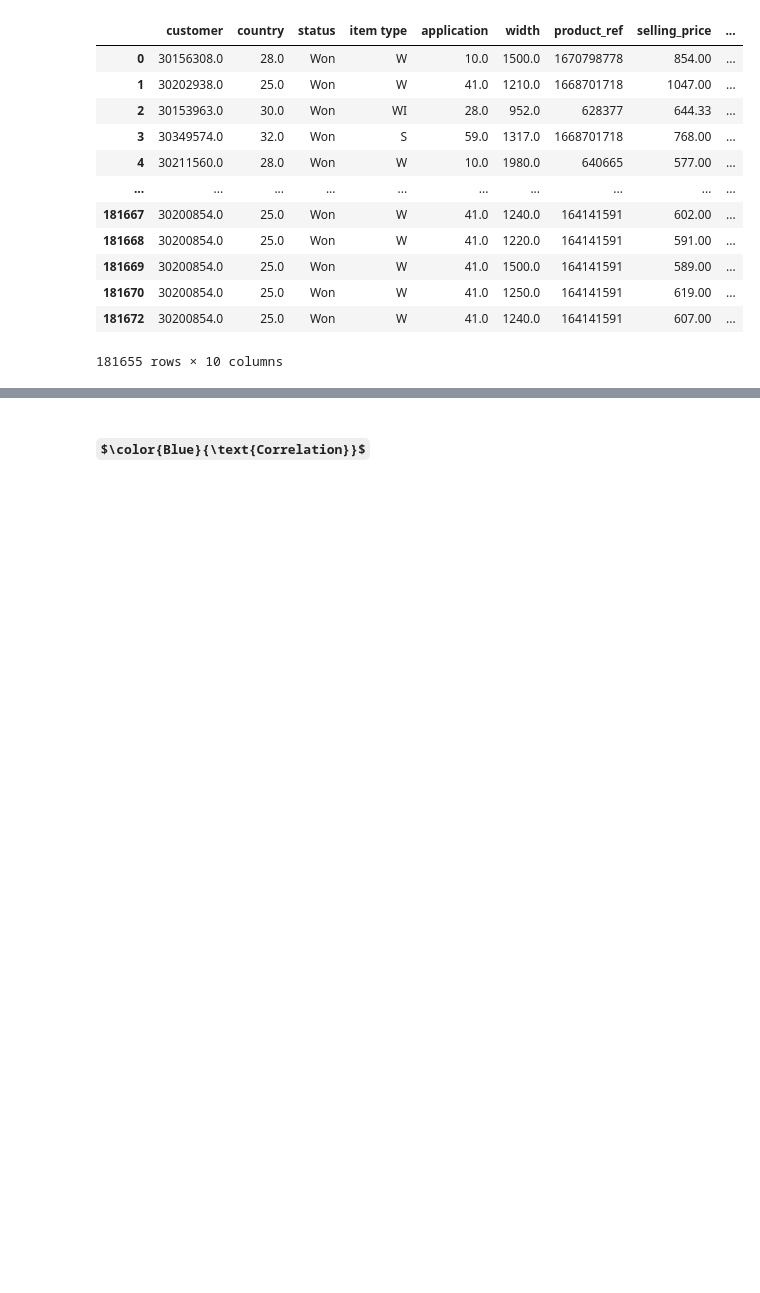
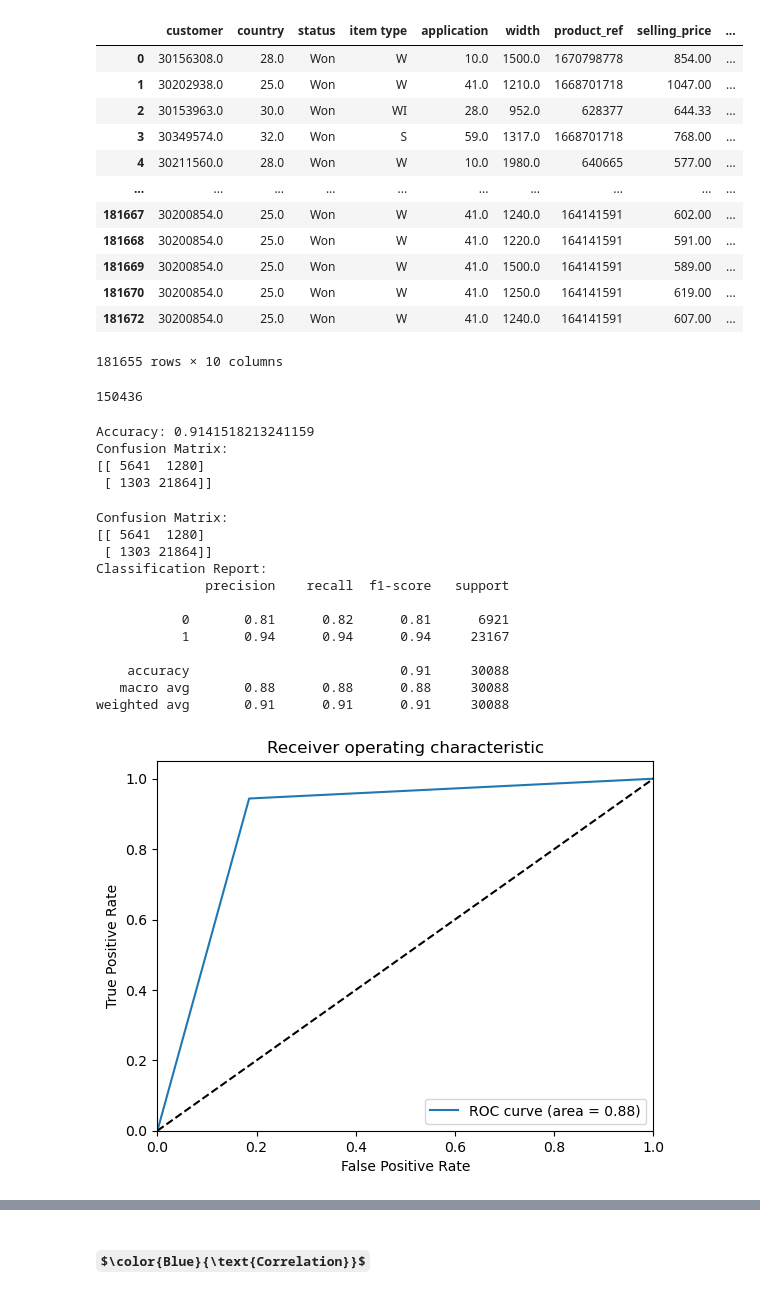
Before and after one commit to Vengatesan-K/Industrial-Copper-Modeling, a Jupyter notebook: Industrial Copper Modeling.ipynb, the cells around one changed output, grey strips where cells are left out. Drawn from its saved outputs; the diff is of its cells as text; code cells hidden in the pictures; some formulas as TeX source; blank space fills up the shorter version.

```diff
--- a/Industrial Copper Modeling.ipynb
+++ b/Industrial Copper Modeling.ipynb
@@ -717,3 +717,77 @@ copper_df
 | 181670 | 30200854.0 | 25.0 | Won | W | 41.0 | 1250.0 | 164141591 | 619.00 | ... |
 | 181672 | 30200854.0 | 25.0 | Won | W | 41.0 | 1240.0 | 164141591 | 607.00 | ... |
 181655 rows × 10 columns
+# %%
+df_c = copper_df[copper_df['status'].isin(['Won', 'Lost'])]
+len(df_c)
+# %% [output]
+150436
+# %%
+from sklearn.tree import DecisionTreeClassifier
+from sklearn.model_selection import train_test_split
+from sklearn.metrics import accuracy_score, confusion_matrix
+from sklearn.preprocessing import StandardScaler, OneHotEncoder,LabelBinarizer
+
+Y = df_c['status']
+X= df_c[['quantity_tons_log','selling_price','item type','application','thickness_log','width','country','customer','product_ref']]
+
+# encoding categorical variables
+ohe = OneHotEncoder(handle_unknown='ignore')
+ohe.fit(X[['item type']])
+X_ohe = ohe.fit_transform(X[['item type']]).toarray()
+be = LabelBinarizer()
+be.fit(Y)
+y = be.fit_transform(Y)
+# independent features after encoding
+X = np.concatenate((X[['quantity_tons_log', 'selling_price','application', 'thickness_log', 'width','country','customer','product_ref']].values, X_ohe), axis=1)
+scaler = StandardScaler()
+X = scaler.fit_transform(X)
+
+X_train, X_test, y_train, y_test = train_test_split(X, y, test_size=0.2, random_state=42)
+# decision tree classifier
+dtc = DecisionTreeClassifier()
+dtc.fit(X_train, y_train)
+y_pred = dtc.predict(X_test)
+
+accuracy = accuracy_score(y_test, y_pred)
+print(f"Accuracy: {accuracy}")
+cm = confusion_matrix(y_test, y_pred)
+print(f"Confusion Matrix:\n{cm}")
+# %% [output]
+Accuracy: 0.9141518213241159
+Confusion Matrix:
+[[ 5641  1280]
+ [ 1303 21864]]
+# %%
+from sklearn.metrics import confusion_matrix, classification_report, roc_curve, auc
+import matplotlib.pyplot as plt
+print("Confusion Matrix:")
+print(confusion_matrix(y_test, y_pred))
+print("Classification Report:")
+print(classification_report(y_test, y_pred))
+# ROC curve and AUC
+fpr, tpr, thresholds = roc_curve(y_test, y_pred)
+roc_auc = auc(fpr, tpr)
+plt.plot(fpr, tpr, label='ROC curve (area = %0.2f)' % roc_auc)
+plt.plot([0, 1], [0, 1], 'k--')
+plt.xlim([0.0, 1.0])
+plt.ylim([0.0, 1.05])
+plt.xlabel('False Positive Rate')
+plt.ylabel('True Positive Rate')
+plt.title('Receiver operating characteristic')
+plt.legend(loc="lower right")
+plt.show()
+# %% [output]
+Confusion Matrix:
+[[ 5641  1280]
+ [ 1303 21864]]
+Classification Report:
+              precision    recall  f1-score   support
+
+           0       0.81      0.82      0.81      6921
+           1       0.94      0.94      0.94     23167
+
+    accuracy                           0.91     30088
+   macro avg       0.88      0.88      0.88     30088
+weighted avg       0.91      0.91      0.91     30088
+[figure, added]
```
Also changed, not shown: parts of 11 cells of this notebook.
